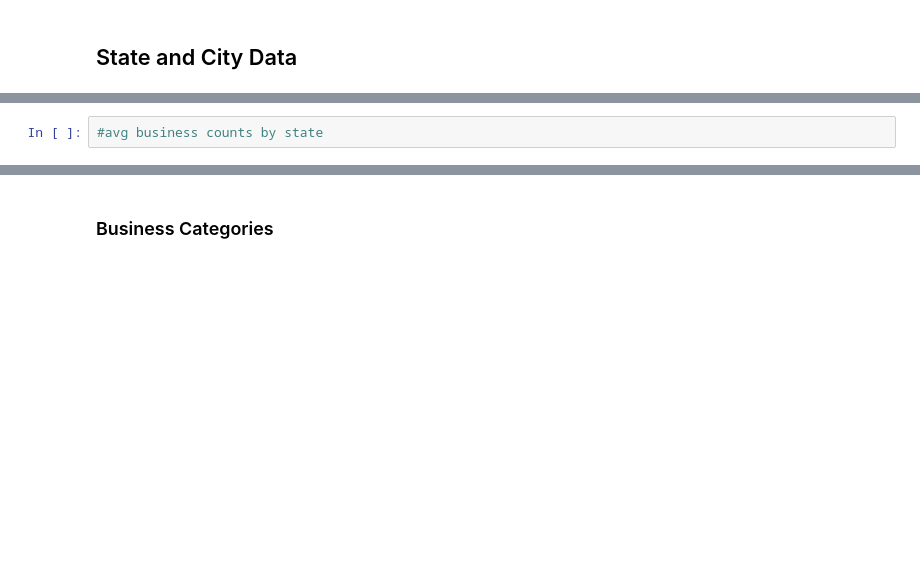
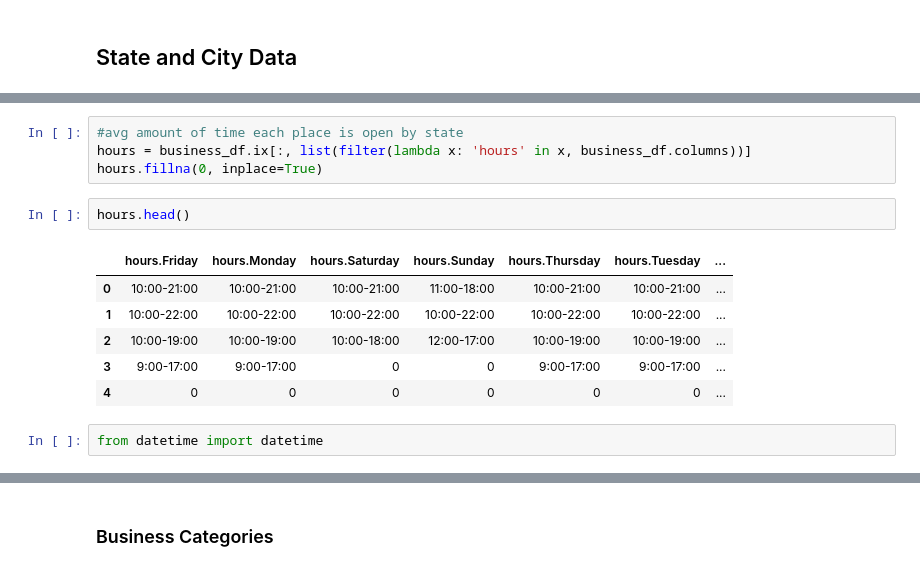
Before and after one commit to bljustice/yelp, a Jupyter notebook: yelp_eda.ipynb, the cells around one changed output, grey strips where cells are left out. Drawn from its saved outputs; the diff is of its cells as text; blank space fills up the shorter version.

Commit message:
Added business hour times data to notebook

```diff
--- a/yelp_eda.ipynb
+++ b/yelp_eda.ipynb
@@ -164,5 +164,18 @@ cf.iplot(cf.subplots(figs,
          legend=False)
 # %% [output]
 [interactive output not drawn]
-# %%
-#avg business counts by state
+# %%
+#avg amount of time each place is open by state
+hours = business_df.ix[:, list(filter(lambda x: 'hours' in x, business_df.columns))]
+hours.fillna(0, inplace=True)
+# %%
+hours.head()
+# %% [output]
+|  | hours.Friday | hours.Monday | hours.Saturday | hours.Sunday | hours.Thursday | hours.Tuesday | ... |
+| 0 | 10:00-21:00 | 10:00-21:00 | 10:00-21:00 | 11:00-18:00 | 10:00-21:00 | 10:00-21:00 | ... |
+| 1 | 10:00-22:00 | 10:00-22:00 | 10:00-22:00 | 10:00-22:00 | 10:00-22:00 | 10:00-22:00 | ... |
+| 2 | 10:00-19:00 | 10:00-19:00 | 10:00-18:00 | 12:00-17:00 | 10:00-19:00 | 10:00-19:00 | ... |
+| 3 | 9:00-17:00 | 9:00-17:00 | 0 | 0 | 9:00-17:00 | 9:00-17:00 | ... |
+| 4 | 0 | 0 | 0 | 0 | 0 | 0 | ... |
+# %%
+from datetime import datetime
```
Also changed, not shown: parts of 18 cells of this notebook.
